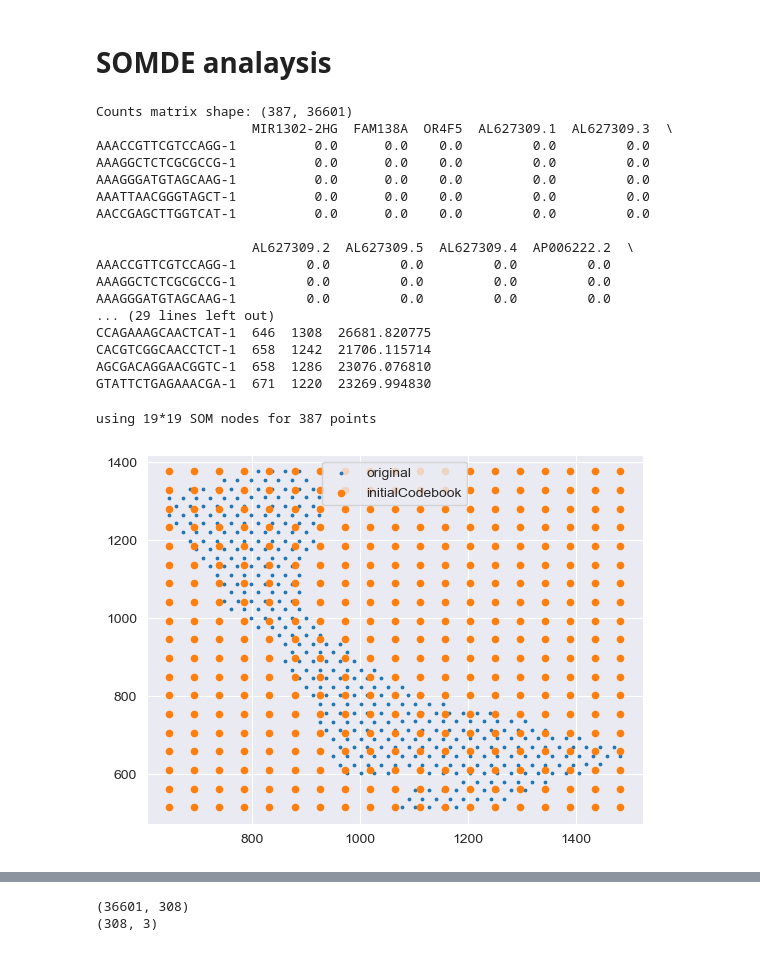
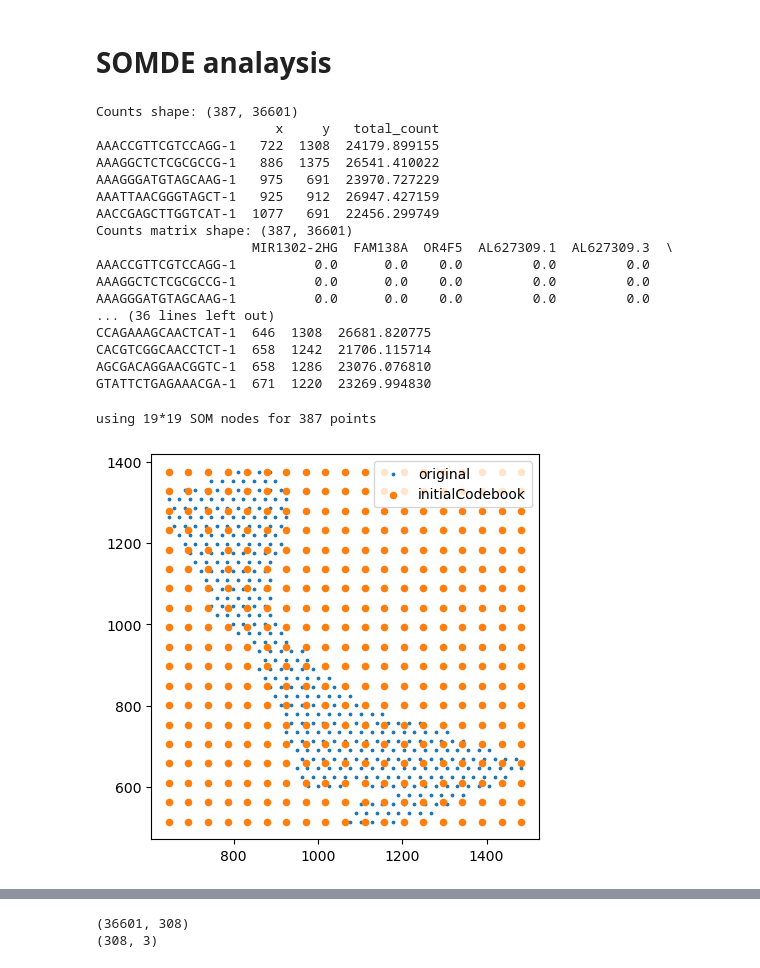
Before and after one commit to nikolienka24/IV114_ST, a Jupyter notebook: svgs_identification_somde.ipynb, the cells around one changed output, grey strips where cells are left out. Drawn from its saved outputs; the diff is of its cells as text; code cells hidden in the pictures.

```diff
--- a/svgs_identification_somde.ipynb
+++ b/svgs_identification_somde.ipynb
@@ -84,48 +86,61 @@ Using input path: output_datasets/SN124_A595688_Rep2/adata_QC_filtered.normalize
 # %% [markdown]
 # SOMDE analaysis
 # %%
-dataname = "output_datasets/SN124_A595688_Rep2/"
+data_folder = "output_datasets/SN124_A595688_Rep2/"
 
 # Load expression counts
-df = pd.read_csv(os.path.join(dataname, "count.csv"), sep=',', index_col=0)
+df = pd.read_csv(os.path.join(data_folder, "count.csv"), sep=',', index_col=0)
+print("Counts shape:", df.shape)
 
 # Load metadata / spot info
-corinfo = pd.read_csv(os.path.join(dataname, "coords.csv"), sep=',', index_col=0)
+corinfo = pd.read_csv(os.path.join(data_folder, "idx.csv"), sep=',', index_col=0)
 
-# Add total counts per spot
-corinfo["total_count"] = df.sum(axis=1)
+# Add total counts per spot (sum across genes) with proper alignment
+total_counts = df.sum(axis=1)
+corinfo["total_count"] = total_counts.reindex(corinfo.index)
+print(corinfo.head())
 
 # Extract spatial coordinates
 X = corinfo[['x', 'y']].values.astype(np.float32)
 
-# Print shapes / preview
+# Preview
 print("Counts matrix shape:", df.shape)
 print(df.head())
 print("Spatial coordinates shape:", X.shape)
 print("Metadata preview:")
 print(corinfo.sort_values(by=['x', 'y'], ascending=True).head())
 # %% [output]
+Counts shape: (387, 36601)
+                       x     y   total_count
+AAACCGTTCGTCCAGG-1   722  1308  24179.899155
+AAAGGCTCTCGCGCCG-1   886  1375  26541.410022
+AAAGGGATGTAGCAAG-1   975   691  23970.727229
+AAATTAACGGGTAGCT-1   925   912  26947.427159
+AACCGAGCTTGGTCAT-1  1077   691  22456.299749
 Counts matrix shape: (387, 36601)
                     MIR1302-2HG  FAM138A  OR4F5  AL627309.1  AL627309.3  \
 AAACCGTTCGTCCAGG-1          0.0      0.0    0.0         0.0         0.0
 AAAGGCTCTCGCGCCG-1          0.0      0.0    0.0         0.0         0.0
 AAAGGGATGTAGCAAG-1          0.0      0.0    0.0         0.0         0.0
-AAATTAACGGGTAGCT-1          0.0      0.0    0.0         0.0         0.0
-AACCGAGCTTGGTCAT-1          0.0      0.0    0.0         0.0         0.0
-
-                    AL627309.2  AL627309.5  AL627309.4  AP006222.2  \
-AAACCGTTCGTCCAGG-1         0.0         0.0         0.0         0.0
-AAAGGCTCTCGCGCCG-1         0.0         0.0         0.0         0.0
-AAAGGGATGTAGCAAG-1         0.0         0.0         0.0         0.0
-... (29 lines left out)
+... (36 lines left out)
 CCAGAAAGCAACTCAT-1  646  1308  26681.820775
 CACGTCGGCAACCTCT-1  658  1242  21706.115714
 AGCGACAGGAACGGTC-1  658  1286  23076.076810
 GTATTCTGAGAAACGA-1  671  1220  23269.994830
 # %%
 som = SomNode(X, 1)
-som.viewIniCodebook()
 # %% [output]
 using 19*19 SOM nodes for 387 points
-[figure, removed]
+# %%
+som.viewIniCodebook()
+
+fig = plt.gcf()
+fig.set_size_inches(5, 5)
+fig.savefig(
+    f"figures/show/somde/{DATA_FOLDER_NAME}/ini_codebook.png",
+    dpi=300,
+    bbox_inches="tight"
+)
+# %% [output]
+[figure, added]
 # %%
```
Also changed, not shown: parts of 6 cells of this notebook.
